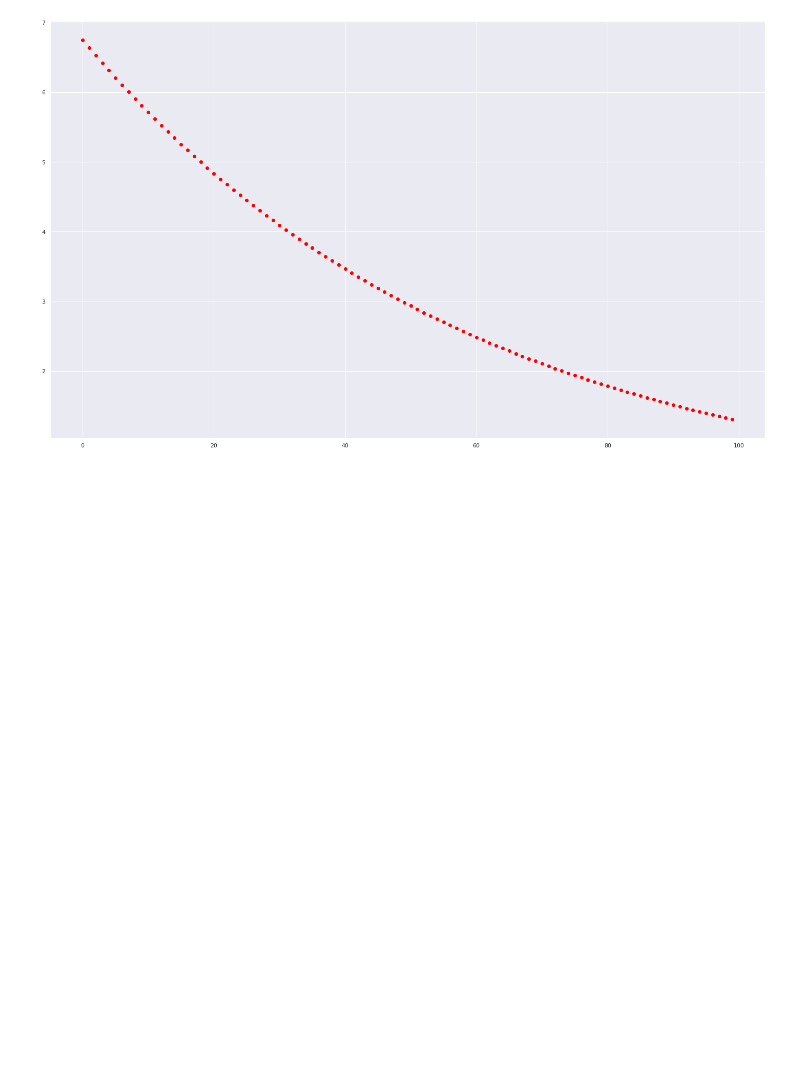
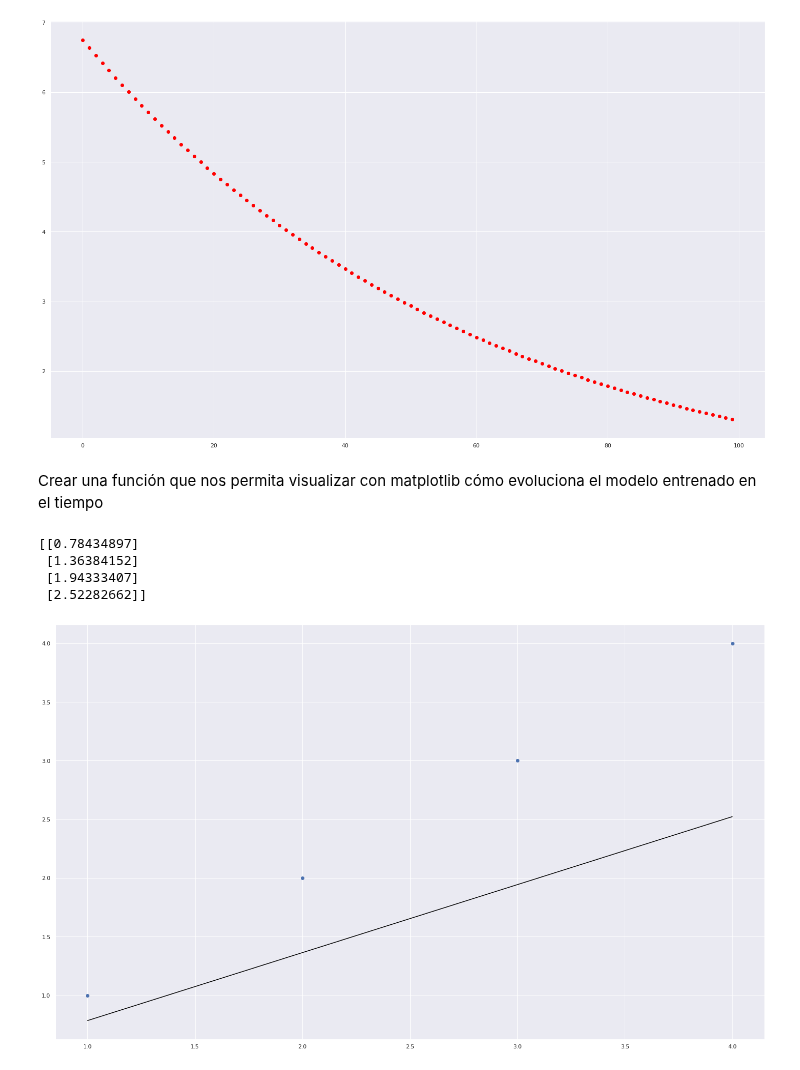
Before and after one commit to bhlr/Ciencia-de-Datos-en-Python-Seccion-U..., a Jupyter notebook: proyecto.ipynb, the cells around one changed output. Drawn from its saved outputs; the diff is of its cells as text; code cells hidden in the pictures; blank space fills up the shorter version.

```diff
--- a/proyecto.ipynb
+++ b/proyecto.ipynb
@@ -219,13 +219,15 @@ def Model(x, y, epochs = 100, imprimir_error_cada = 10, lr = 0.001):
         errores.append(error)
         gradients = gradiente(y,yhat,observacion)
         parametros -=(lr * gradients)
-        resultParams[i] = parametros
+        resultParams[i] = {'params' : parametros,'yhat' : yhat}
         if i % imprimir_error_cada == 0:
             print("Interaccion {}, : {}".format(i, error))
         i += 1
 
     return resultParams, errores
+x = np.array([[1],[2],[3],[4]])
 modelo, Nerrores = Model(np.array([[1],[2],[3],[4]]),np.array([[2],[3],[4],[5]]))
+print(modelo)
 # %% [output]
 Interaccion 10, : 5.808354182080246
 Interaccion 20, : 4.915963071361842
@@ -245,3 +254,19 @@ def errorGraf (errores):
 errorGraf(Nerrores)
 # %% [output]
 [figure]
+# %% [markdown]
+Crear una función que nos permita visualizar con matplotlib cómo evoluciona el modelo entrenado en el tiempo
+# %%
+def grafModel(datos,x,n=80):
+    yhat = datos[n]['yhat']
+    print(yhat)
+    plt.plot(x, yhat, color = 'black')
+    plt.scatter(x, y)
+    plt.show()
+grafModel(modelo,x)
+# %% [output]
+[[0.78434897]
+ [1.36384152]
+ [1.94333407]
+ [2.52282662]]
+[figure, added]
```
Also changed, not shown: parts of 4 cells of this notebook.
